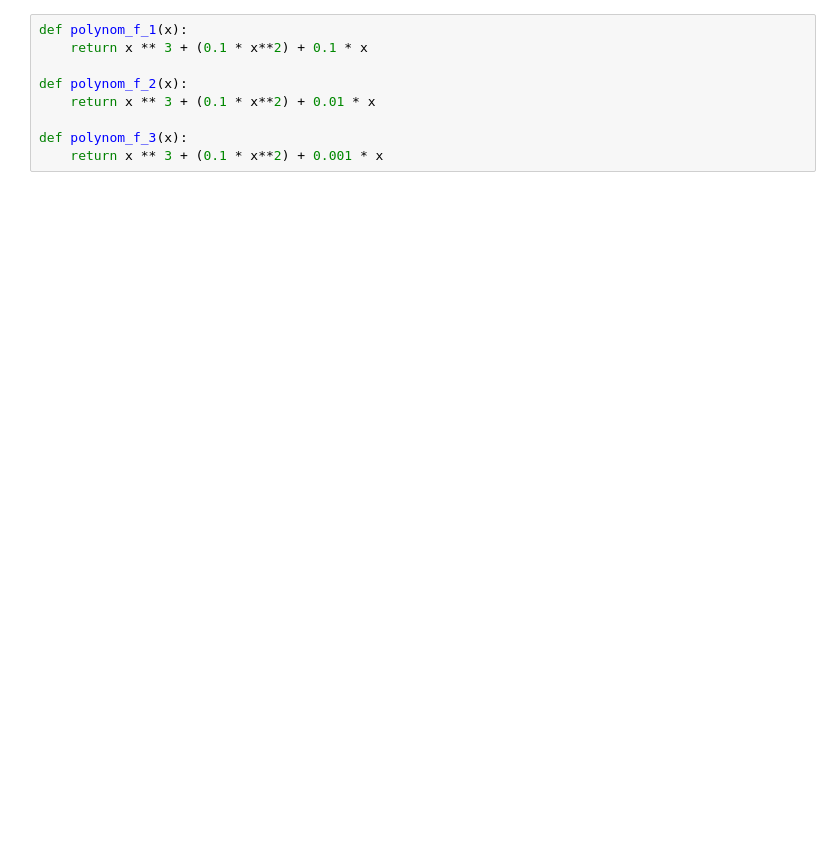
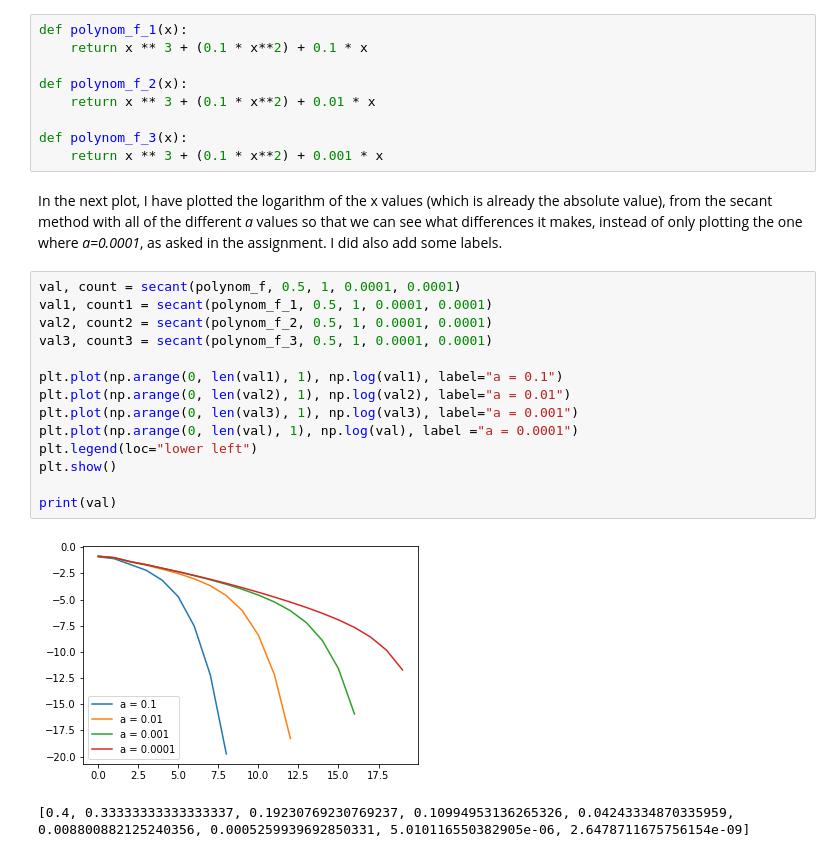
Before and after one commit to froydis98/NumeriskModellering, a Jupyter notebook: Handin1/Assignment1.ipynb, the cells around one changed output. Drawn from its saved outputs; the diff is of its cells as text; blank space fills up the shorter version.

Commit message:
Finnish assignment 1

```diff
--- a/Handin1/Assignment1.ipynb
+++ b/Handin1/Assignment1.ipynb
@@ -90,3 +87,22 @@ def polynom_f_2(x):
 
 def polynom_f_3(x):
     return x ** 3 + (0.1 * x**2) + 0.001 * x
+# %% [markdown]
+In the next plot, I have plotted the logarithm of the x values (which is already the absolute value), from the secant method with all of the different *a* values so that we can see what differences it makes, instead of only plotting the one where *a=0.0001*, as asked in the assignment. I did also add some labels.
+# %%
+val, count = secant(polynom_f, 0.5, 1, 0.0001, 0.0001)
+val1, count1 = secant(polynom_f_1, 0.5, 1, 0.0001, 0.0001)
+val2, count2 = secant(polynom_f_2, 0.5, 1, 0.0001, 0.0001)
+val3, count3 = secant(polynom_f_3, 0.5, 1, 0.0001, 0.0001)
+
+plt.plot(np.arange(0, len(val1), 1), np.log(val1), label="a = 0.1")
+plt.plot(np.arange(0, len(val2), 1), np.log(val2), label="a = 0.01")
+plt.plot(np.arange(0, len(val3), 1), np.log(val3), label="a = 0.001")
+plt.plot(np.arange(0, len(val), 1), np.log(val), label ="a = 0.0001")
+plt.legend(loc="lower left")
+plt.show()
+
+print(val)
+# %% [output]
+[figure, added]
+[0.4, 0.33333333333333337, 0.19230769230769237, 0.10994953136265326, 0.04243334870335959, 0.008800882125240356, 0.0005259939692850331, 5.010116550382905e-06, 2.6478711675756154e-09]
```
Also changed, not shown: parts of 21 cells of this notebook.
